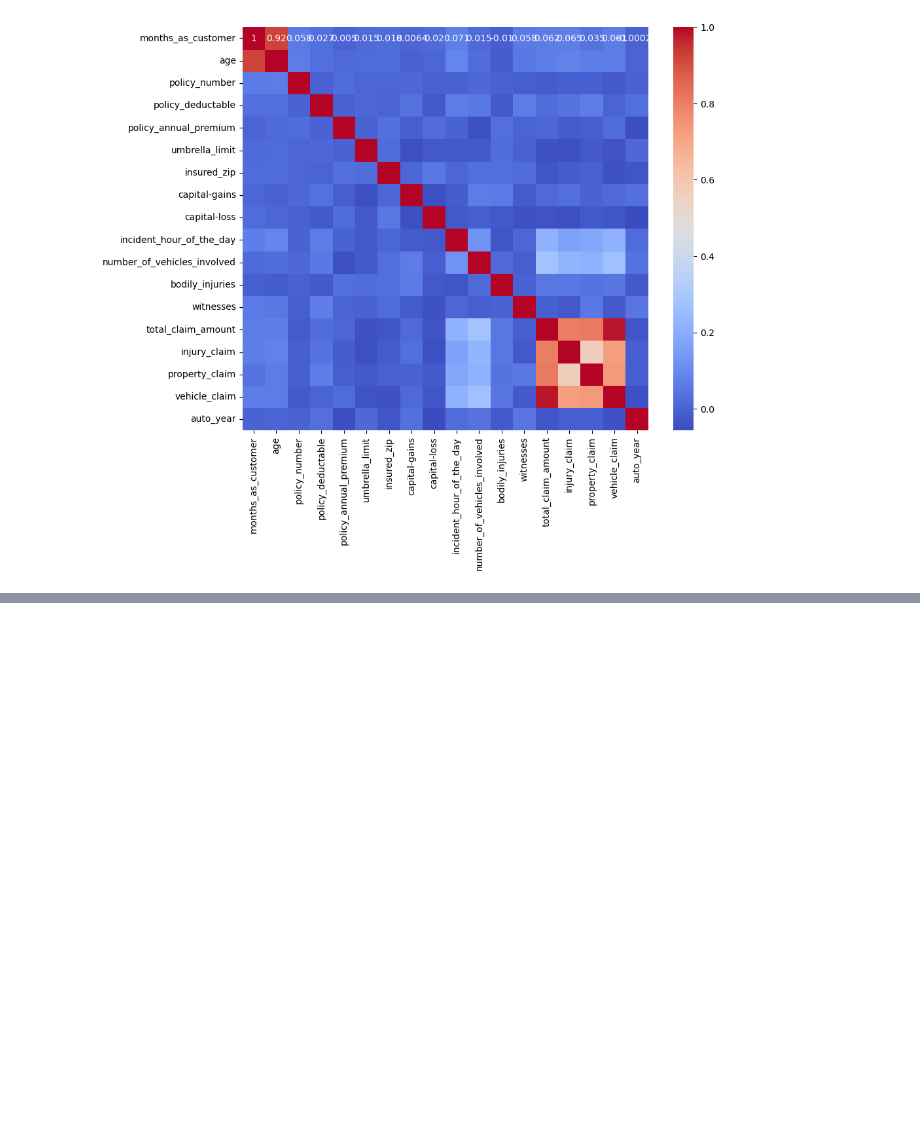
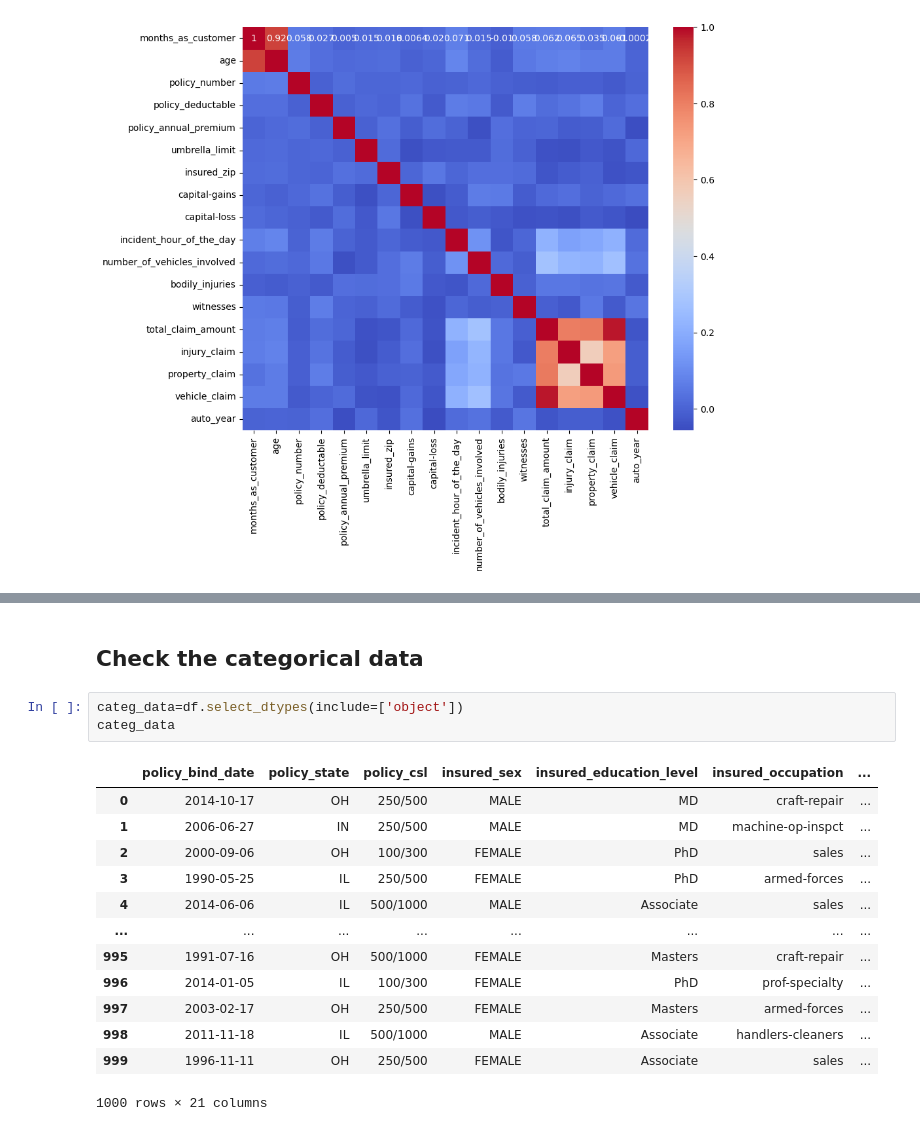
Before and after one commit to JoanChesire/Insurance_Fraud_Detection, a Jupyter notebook: Insurance.ipynb, the cells around one changed output, grey strips where cells are left out. Saved outputs shown, nothing was run; the diff lists cells and outputs as text; blank space fills up the shorter version.

```diff
--- a/Insurance.ipynb
+++ b/Insurance.ipynb
@@ -233,0 +338,19 @@ plt.show()
+# %% [markdown]
+## Check the categorical data
+# %%
+categ_data=df.select_dtypes(include=['object'])
+categ_data
+# %% [output]
+|  | policy_bind_date | policy_state | policy_csl | insured_sex | insured_education_level | insured_occupation | ... |
+| 0 | 2014-10-17 | OH | 250/500 | MALE | MD | craft-repair | ... |
+| 1 | 2006-06-27 | IN | 250/500 | MALE | MD | machine-op-inspct | ... |
+| 2 | 2000-09-06 | OH | 100/300 | FEMALE | PhD | sales | ... |
+| 3 | 1990-05-25 | IL | 250/500 | FEMALE | PhD | armed-forces | ... |
+| 4 | 2014-06-06 | IL | 500/1000 | MALE | Associate | sales | ... |
+| ... | ... | ... | ... | ... | ... | ... | ... |
+| 995 | 1991-07-16 | OH | 500/1000 | FEMALE | Masters | craft-repair | ... |
+| 996 | 2014-01-05 | IL | 100/300 | FEMALE | PhD | prof-specialty | ... |
+| 997 | 2003-02-17 | OH | 250/500 | FEMALE | Masters | armed-forces | ... |
+| 998 | 2011-11-18 | IL | 500/1000 | MALE | Associate | handlers-cleaners | ... |
+| 999 | 1996-11-11 | OH | 250/500 | FEMALE | Associate | sales | ... |
+1000 rows × 21 columns
```
Also changed, not shown: parts of 21 cells of this notebook.
